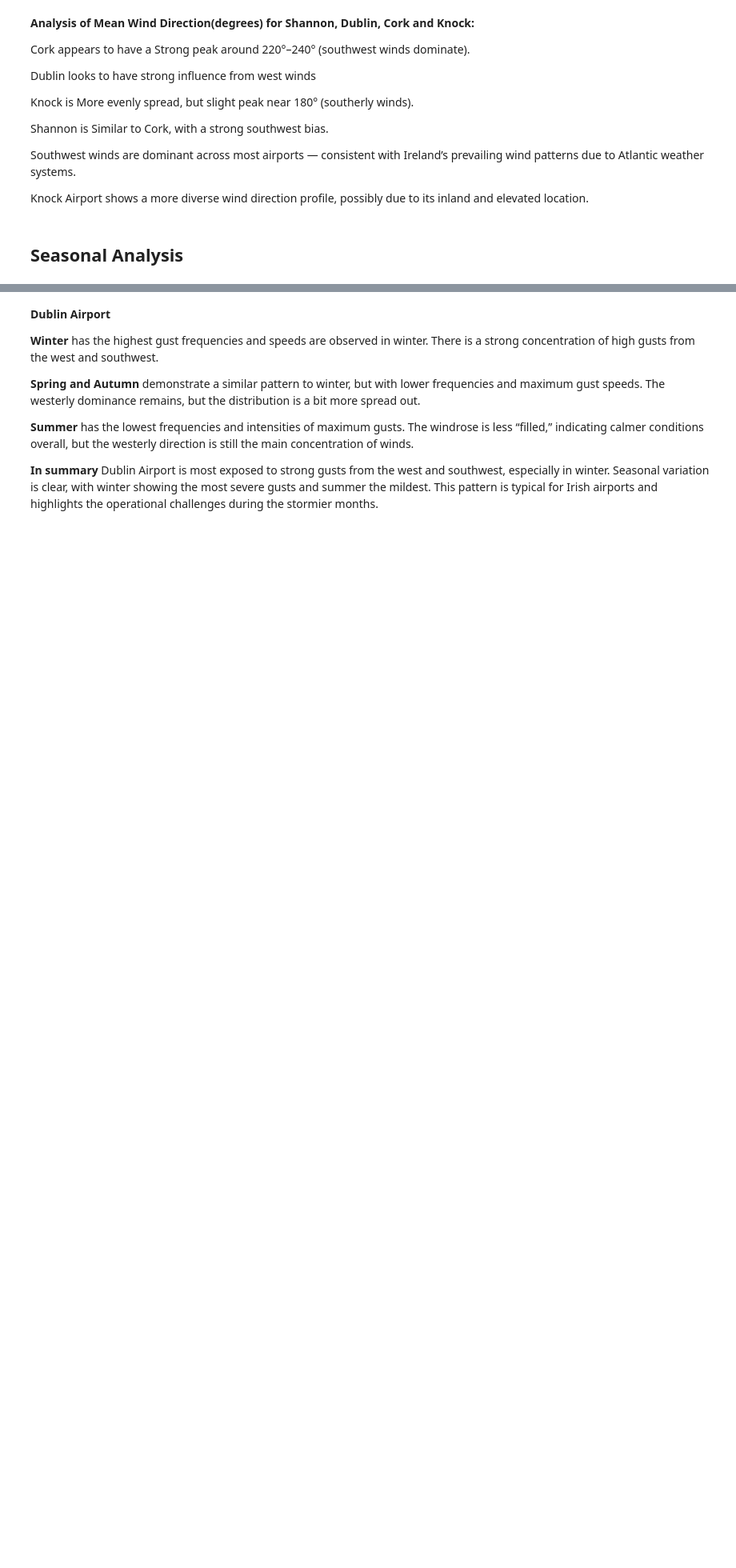
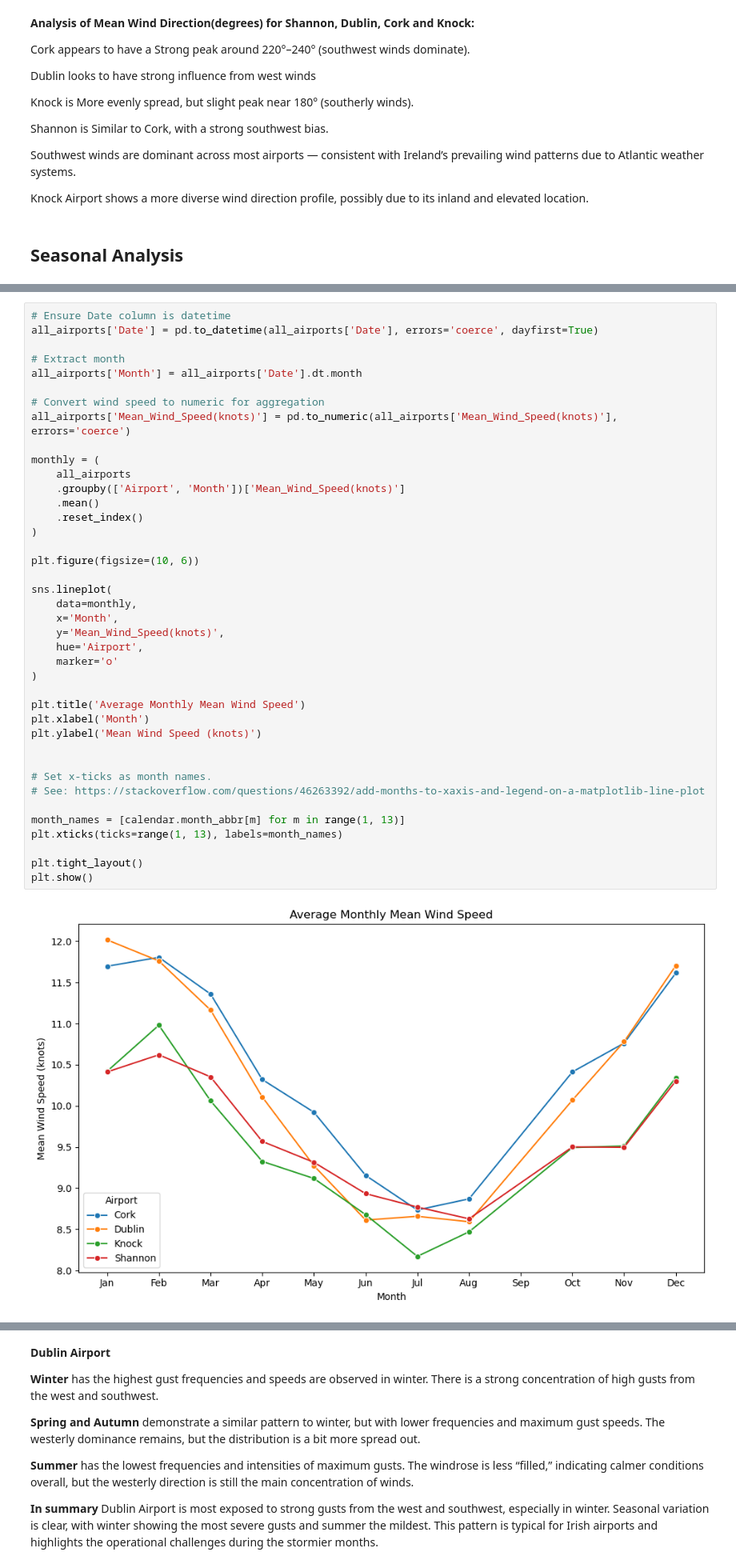
Before and after one commit to LDonn32/PDFA, a Jupyter notebook: Project/Project.ipynb, the cells around one changed output, grey strips where cells are left out. Shown at 80% size. Saved outputs shown, nothing was run; the diff lists cells and outputs as text; blank space fills up the shorter version.

```diff
--- a/Project/Project.ipynb
+++ b/Project/Project.ipynb
@@ -510,0 +464,42 @@ Knock Airport shows a more diverse wind direction profile, possibly due to its i
+# %%
+# Ensure Date column is datetime
+all_airports['Date'] = pd.to_datetime(all_airports['Date'], errors='coerce', dayfirst=True)
+
+# Extract month
+all_airports['Month'] = all_airports['Date'].dt.month
+
+# Convert wind speed to numeric for aggregation
+all_airports['Mean_Wind_Speed(knots)'] = pd.to_numeric(all_airports['Mean_Wind_Speed(knots)'], errors='coerce')
+
+monthly = (
+    all_airports
+    .groupby(['Airport', 'Month'])['Mean_Wind_Speed(knots)']
+    .mean()
+    .reset_index()
+)
+
+plt.figure(figsize=(10, 6))
+
+sns.lineplot(
+    data=monthly,
+    x='Month',
+    y='Mean_Wind_Speed(knots)',
+    hue='Airport',
+    marker='o'
+)
+
+plt.title('Average Monthly Mean Wind Speed')
+plt.xlabel('Month')
+plt.ylabel('Mean Wind Speed (knots)')
+
+
+# Set x-ticks as month names.
+# See: https://stackoverflow.com/questions/46263392/add-months-to-xaxis-and-legend-on-a-matplotlib-line-plot
+
+month_names = [calendar.month_abbr[m] for m in range(1, 13)]
+plt.xticks(ticks=range(1, 13), labels=month_names)
+
+plt.tight_layout()
+plt.show()
+# %% [output]
+[figure, added]
```
Also changed, not shown: parts of 33 cells of this notebook.
